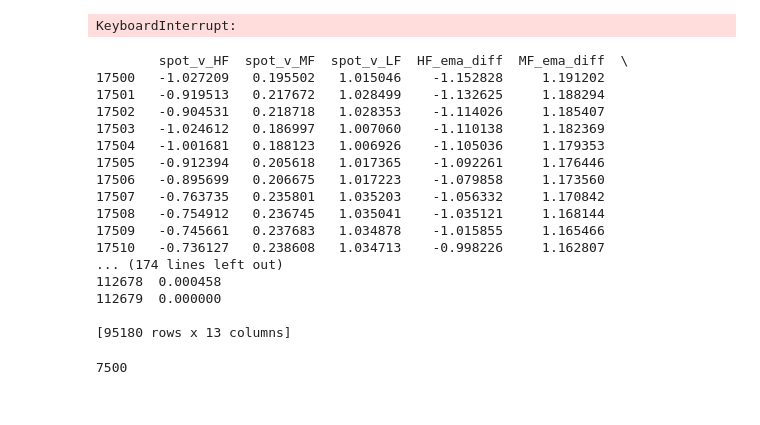
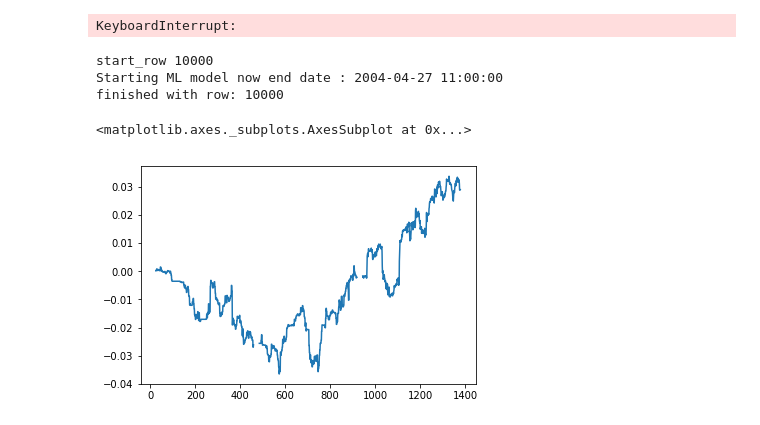
Before and after one commit to egill12/machine_learning, a Jupyter notebook: decisionTrees.ipynb, the cells around one changed output. Drawn from its saved outputs; the diff is of its cells as text; code cells hidden in the pictures.

Commit message:
Correcting the code for the RF walk forward model

```diff
--- a/decisionTrees.ipynb
+++ b/decisionTrees.ipynb
@@ -332,7 +332,7 @@ while start_row < data_normed.shape[0]:
         if start_row == data_size:
             master_df = test_results
         else:
-            master_df = pd.merge(master_df, test_results, how="left", on="Date").fillna(0)
+            master_df = pd.concat([master_df, test_results], axis = 0).reset_index(drop = True)
     else:
         test_results.to_csv(save_test_df, index = False)
     print("finished with row: %s" % str(start_row))
@@ -399,26 +399,3 @@ data_normed, model_features = initialise_process(file_location, trade_horizon, w
 #data_normed = data_normed.replace(np.nan, 0)
 start_row = 0
 use_separated_chunk = False # Use a rolling window to train and test
-# %%
-start_row += data_size
-print(data_normed.loc[:,:])
-start_row
-# %% [output]
-        spot_v_HF  spot_v_MF  spot_v_LF  HF_ema_diff  MF_ema_diff  \
-17500   -1.027209   0.195502   1.015046    -1.152828     1.191202
-17501   -0.919513   0.217672   1.028499    -1.132625     1.188294
-17502   -0.904531   0.218718   1.028353    -1.114026     1.185407
-17503   -1.024612   0.186997   1.007060    -1.110138     1.182369
-17504   -1.001681   0.188123   1.006926    -1.105036     1.179353
-17505   -0.912394   0.205618   1.017365    -1.092261     1.176446
-17506   -0.895699   0.206675   1.017223    -1.079858     1.173560
-17507   -0.763735   0.235801   1.035203    -1.056332     1.170842
-17508   -0.754912   0.236745   1.035041    -1.035121     1.168144
-17509   -0.745661   0.237683   1.034878    -1.015855     1.165466
-17510   -0.736127   0.238608   1.034713    -0.998226     1.162807
-... (174 lines left out)
-112678  0.000458
-112679  0.000000
-
-[95180 rows x 13 columns]
-7500
@@ -472,0 +402,50 @@ test_results.to_csv(save_results,index = False)
+# %%
+trunc_data= data_normed.loc[:10000,:]
+start_row = 10000
+# standardise the data
+#################### Set up training and testing ########################
+print("start_row %s" % start_row)
+#trunc_data.to_csv(r"C:\Users\edgil\Documents\Masters\dissertation\code\dataset\TruncData_%s.csv" % str(start_row))
+# create data_set
+train , test = create_train_test_file(trunc_data, data_size, test_split, test_buffer, concat_results)
+train_sample = train[model_features]
+test_sample = test[model_features]
+# train the model
+# verbose = 1 gives the output of the training.
+print("Starting ML model now end date : %s" % train['Date'].iloc[-1] )
+start_time = datetime.datetime.now()
+for ntree in ntrees:
+    results, acc_score = decision_tree(train_sample, test_sample,use_classifier,
+                                       use_risk_adjusted,ntree, max_features, max_depth)
+    run_time = datetime.datetime.now() - start_time
+    test_results = backtester(results, test, trade_horizon)[0]
+    strat_return = backtester(results, test, trade_horizon)[1]
+    information_ratio = backtester(results, test, trade_horizon)[2]
+    train_date = train['Date'].iloc[0]
+    test_date = test['Date'].iloc[0]
+    performance_df = update_performance(data_size, ntree, acc_score , information_ratio,
+                                        run_time, train_date, test_date, performance_store)
+save_test_df = r"C:\Users\edgil\Documents\Masters\dissertation\code\dataset\rf\testresults_df_ntree%s_st_row%s_use_risk%s_use_SepChunk%s_concat%s.csv" % (ntree,start_row,use_risk_adjusted,use_separated_chunk,concat_results)
+if concat_results:
+    # i.e. on the first iteration, keep reulsts as is, then we appedn at subsequent iterations
+    if start_row == data_size:
+        master_df = test_results
+    else:
+        master_df = pd.concat([master_df, test_results], axis = 0).reset_index(drop = True)
+else:
+    test_results.to_csv(save_test_df, index = False)
+print("finished with row: %s" % str(start_row))
+
+save_perf_df = r"C:\Users\edgil\Documents\Masters\dissertation\code\dataset\rf\performance_df_ntree%s_st_row%s.csv" % (ntree,start_row)
+performance_df.to_csv(save_perf_df,index = False)
+if concat_results:
+    master_df.to_csv(save_test_df, index = False)
+# %% [output]
+start_row 10000
+Starting ML model now end date : 2004-04-27 11:00:00
+finished with row: 10000
+# %%
+master_df['strat_returns'].cumsum().plot()
+# %% [output]
+<matplotlib.axes._subplots.AxesSubplot at 0x...>
+[figure, added]
```
Also changed, not shown: parts of 1 cell of this notebook, 7 other files.
